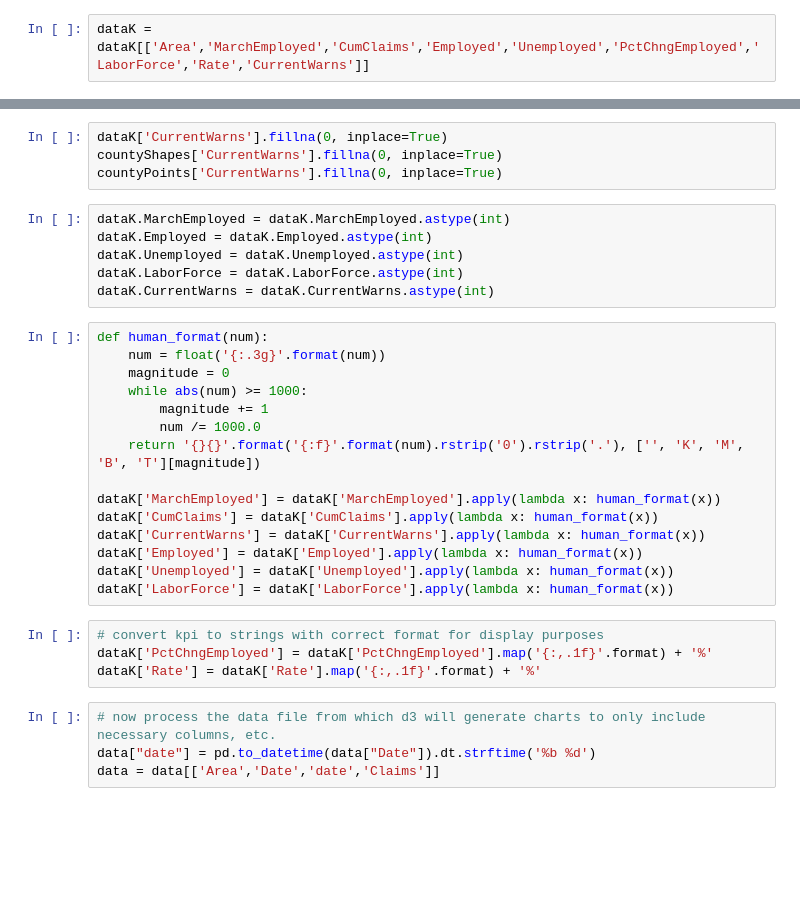
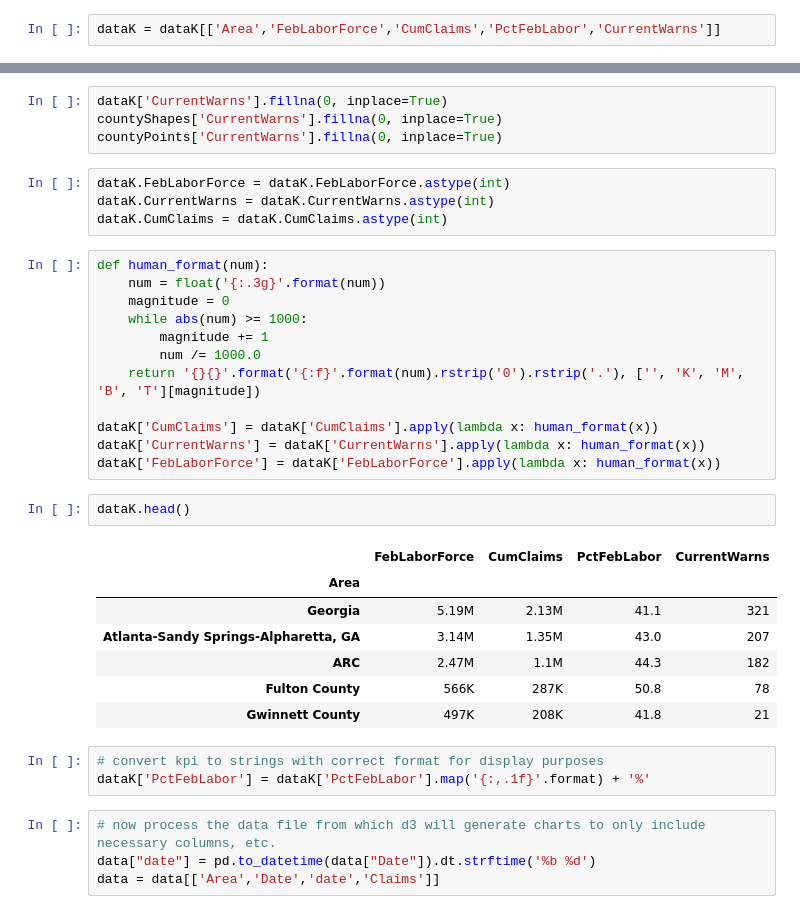
Before and after one commit to mmainzer/covid-recovery, a Jupyter notebook: data/dol-data.ipynb, the cells around one changed output, grey strips where cells are left out. Saved outputs shown, nothing was run; the diff lists cells and outputs as text; blank space fills up the shorter version.

```diff
--- a/data/dol-data.ipynb
+++ b/data/dol-data.ipynb
@@ -344,19 +354,17 @@ dataK.Rate = dataK.Rate.round(1)
 # %%
 dataK = pd.merge(dataK,areaWarns,how='left',on='Area')
 # %%
-dataK = dataK[['Area','MarchEmployed','CumClaims','Employed','Unemployed','PctChngEmployed','LaborForce','Rate','CurrentWarns']]
+dataK = dataK[['Area','FebLaborForce','CumClaims','PctFebLabor','CurrentWarns']]
 # %%
 dataK.set_index('Area', inplace=True)
 # %%
 dataK['CurrentWarns'].fillna(0, inplace=True)
 countyShapes['CurrentWarns'].fillna(0, inplace=True)
 countyPoints['CurrentWarns'].fillna(0, inplace=True)
-# %%
-dataK.MarchEmployed = dataK.MarchEmployed.astype(int)
-dataK.Employed = dataK.Employed.astype(int)
-dataK.Unemployed = dataK.Unemployed.astype(int)
-dataK.LaborForce = dataK.LaborForce.astype(int)
-dataK.CurrentWarns = dataK.CurrentWarns.astype(int)
+# %%
+dataK.FebLaborForce = dataK.FebLaborForce.astype(int)
+dataK.CurrentWarns = dataK.CurrentWarns.astype(int)
+dataK.CumClaims = dataK.CumClaims.astype(int)
 # %%
 def human_format(num):
     num = float('{:.3g}'.format(num))
@@ -366,16 +374,22 @@ def human_format(num):
         num /= 1000.0
     return '{}{}'.format('{:f}'.format(num).rstrip('0').rstrip('.'), ['', 'K', 'M', 'B', 'T'][magnitude])
 
-dataK['MarchEmployed'] = dataK['MarchEmployed'].apply(lambda x: human_format(x))
 dataK['CumClaims'] = dataK['CumClaims'].apply(lambda x: human_format(x))
 dataK['CurrentWarns'] = dataK['CurrentWarns'].apply(lambda x: human_format(x))
-dataK['Employed'] = dataK['Employed'].apply(lambda x: human_format(x))
-dataK['Unemployed'] = dataK['Unemployed'].apply(lambda x: human_format(x))
-dataK['LaborForce'] = dataK['LaborForce'].apply(lambda x: human_format(x))
+dataK['FebLaborForce'] = dataK['FebLaborForce'].apply(lambda x: human_format(x))
+# %%
+dataK.head()
+# %% [output]
+|  | FebLaborForce | CumClaims | PctFebLabor | CurrentWarns |
+| Area |  |  |  |  |
+| Georgia | 5.19M | 2.13M | 41.1 | 321 |
+| Atlanta-Sandy Springs-Alpharetta, GA | 3.14M | 1.35M | 43.0 | 207 |
+| ARC | 2.47M | 1.1M | 44.3 | 182 |
+| Fulton County | 566K | 287K | 50.8 | 78 |
+| Gwinnett County | 497K | 208K | 41.8 | 21 |
 # %%
 # convert kpi to strings with correct format for display purposes
-dataK['PctChngEmployed'] = dataK['PctChngEmployed'].map('{:,.1f}'.format) + '%'
-dataK['Rate'] = dataK['Rate'].map('{:,.1f}'.format) + '%'
+dataK['PctFebLabor'] = dataK['PctFebLabor'].map('{:,.1f}'.format) + '%'
 # %%
 # now process the data file from which d3 will generate charts to only include necessary columns, etc.
 data["date"] = pd.to_datetime(data["Date"]).dt.strftime('%b %d')
```
Also changed, not shown: parts of 28 cells of this notebook, 46 other files.
